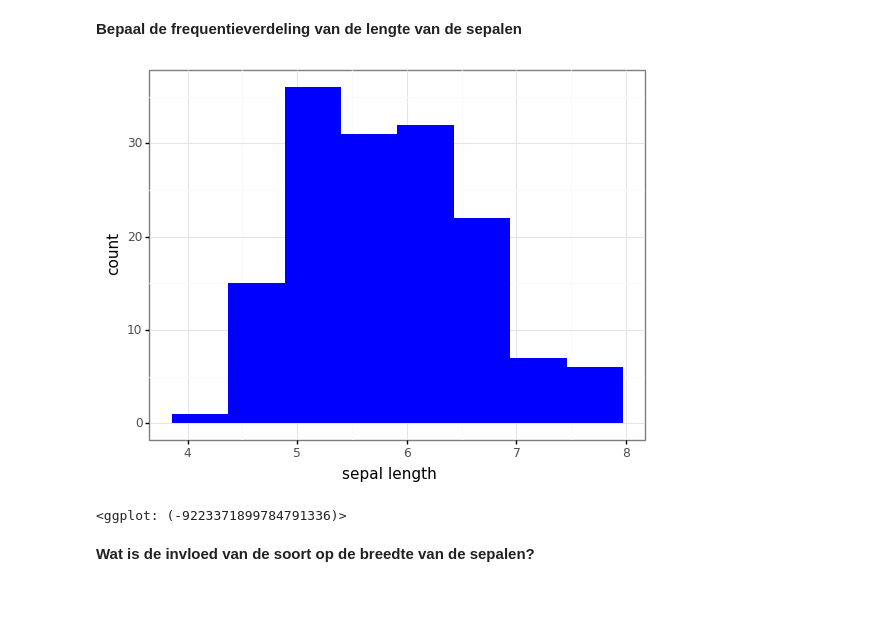
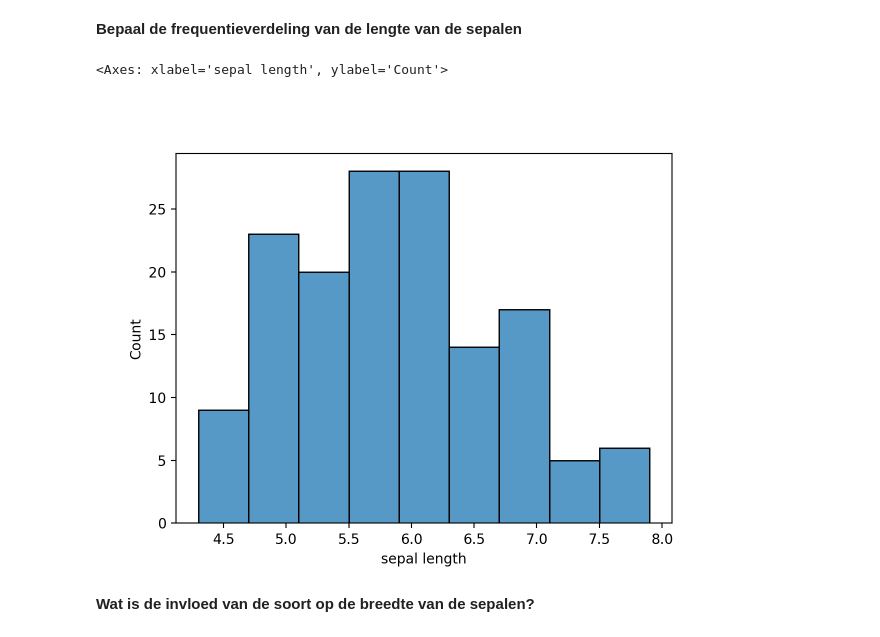
Before and after one commit to jverwaer/ugain_machine_learning, a Jupyter notebook: Visualisation/Visualisation_Exercise_Solution.ipynb, the cells around one changed output. Cells and saved outputs as stored; diff of their text form; code cells hidden in the pictures; blank space fills up the shorter version.

```diff
--- a/Visualisation/Visualisation_Exercise_Solution.ipynb
+++ b/Visualisation/Visualisation_Exercise_Solution.ipynb
@@ -74,11 +72,10 @@ ggplot(df, aes(x = "sepal length", y = "petal length")) + \
 # %% [markdown]
 **Bepaal de frequentieverdeling van de lengte van de sepalen**
-# %%
-ggplot(df, aes(x = "sepal length")) +\
-    geom_histogram(fill = "blue") +\
-    theme_bw()
-# %% [output]
-[figure, removed]
-<ggplot: (-9223371899784791336)>
+# %%
+sns.histplot(df,
+             x='sepal length')
+# %% [output]
+<Axes: xlabel='sepal length', ylabel='Count'>
+[figure, added]
 # %% [markdown]
 **Wat is de invloed van de soort op de breedte van de sepalen?**
```
Also changed, not shown: parts of 28 cells of this notebook, 1 other file.
